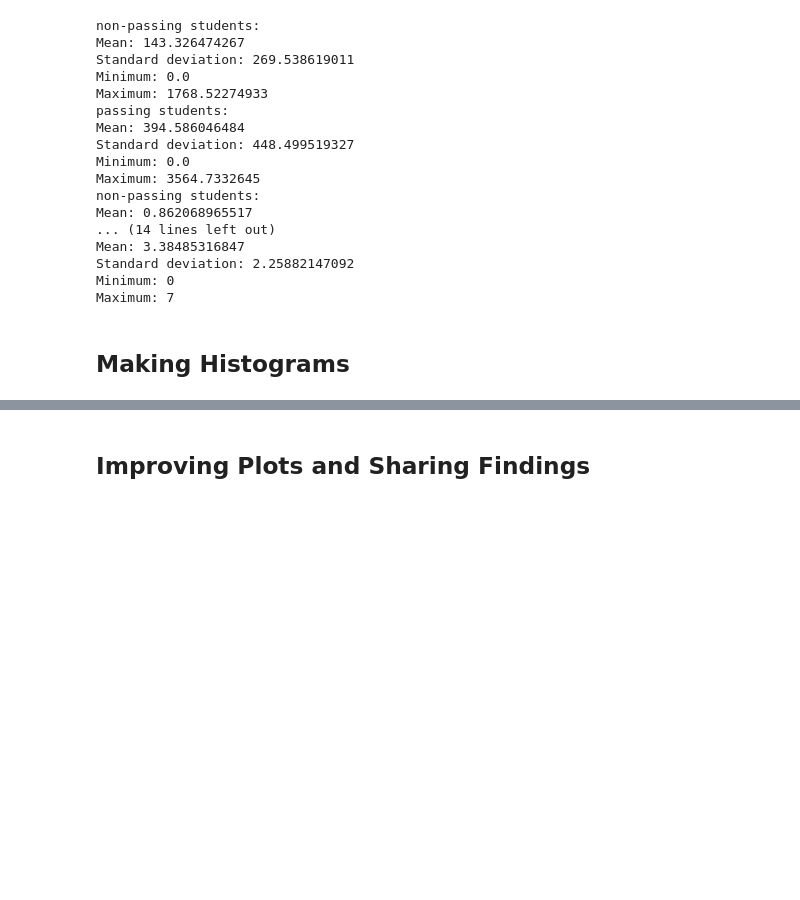
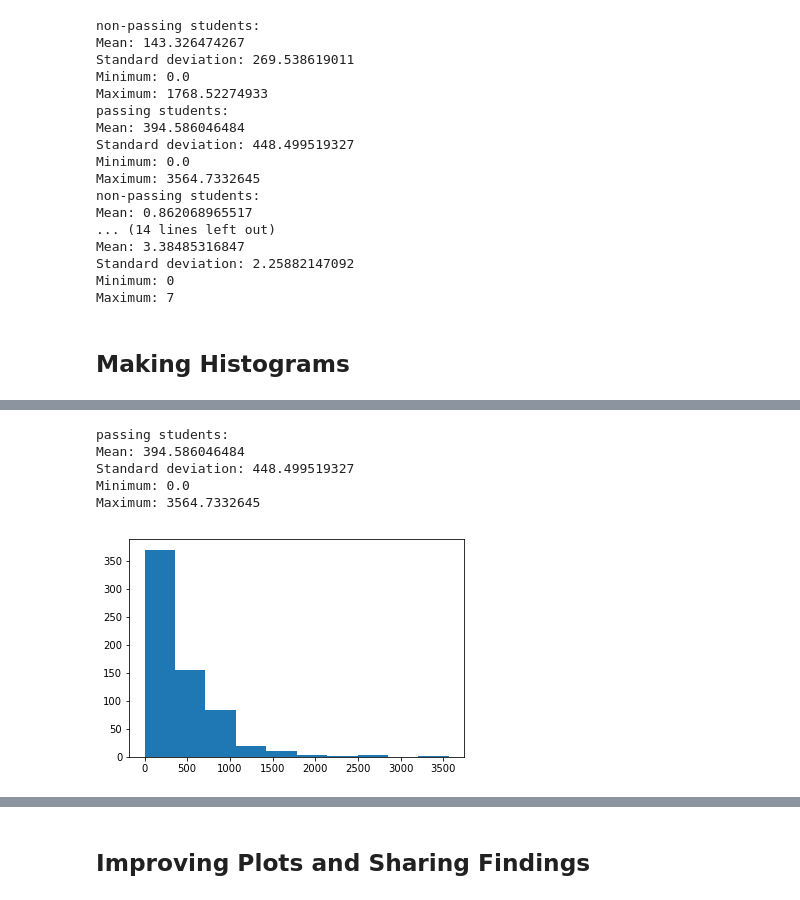
Before and after one commit to yaskyj/investigate-data-set, a Jupyter notebook: L1_Starter_Code.ipynb, the cells around one changed output, grey strips where cells are left out. Cells and saved outputs as stored; diff of their text form; code cells hidden in the pictures; blank space fills up the shorter version.

```diff
--- a/L1_Starter_Code.ipynb
+++ b/L1_Starter_Code.ipynb
@@ -520,0 +545,10 @@ Maximum: 7
+# %%
+print 'passing students:'
+describe_data(passing_minutes.values())
+# %% [output]
+passing students:
+Mean: 394.586046484
+Standard deviation: 448.499519327
+Minimum: 0.0
+Maximum: 3564.7332645
+[figure, added]
```
Also changed, not shown: parts of 6 cells of this notebook.
